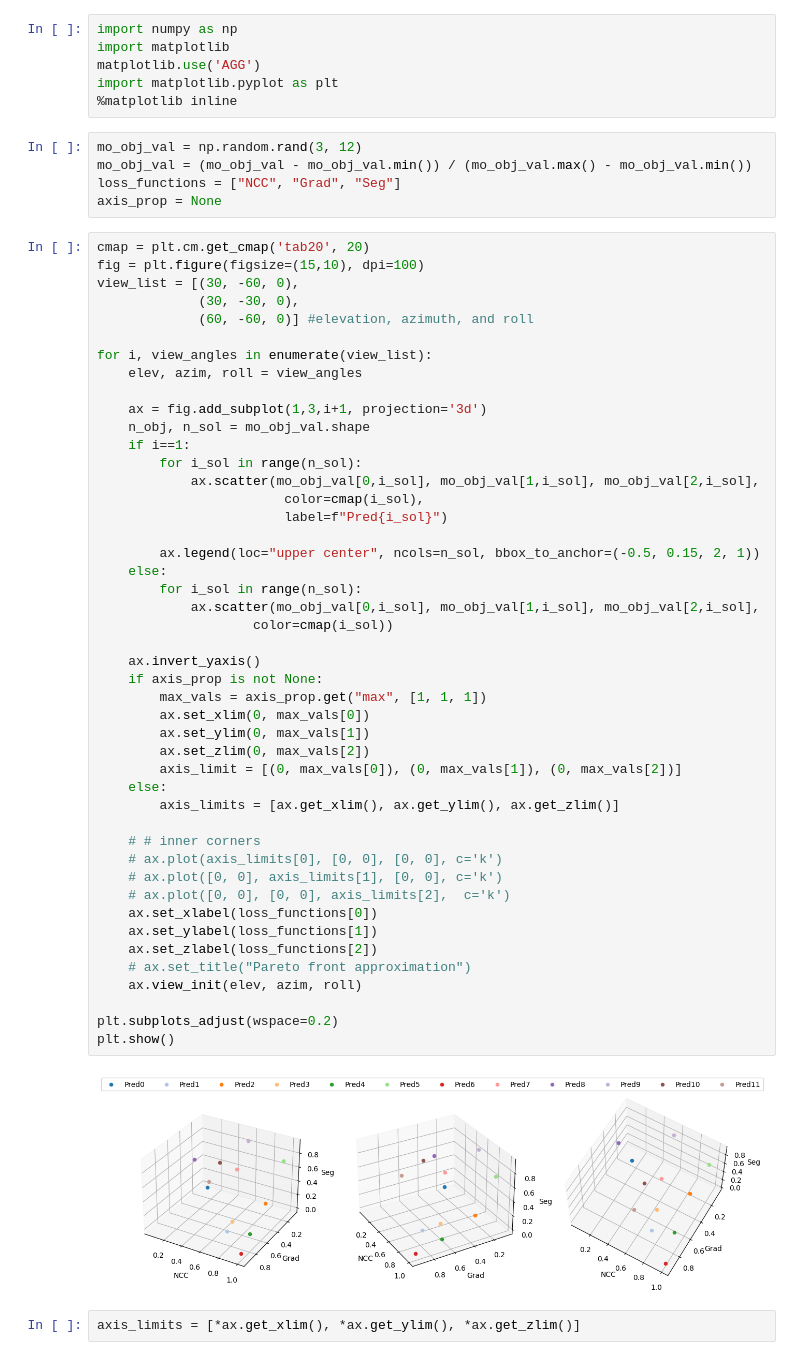
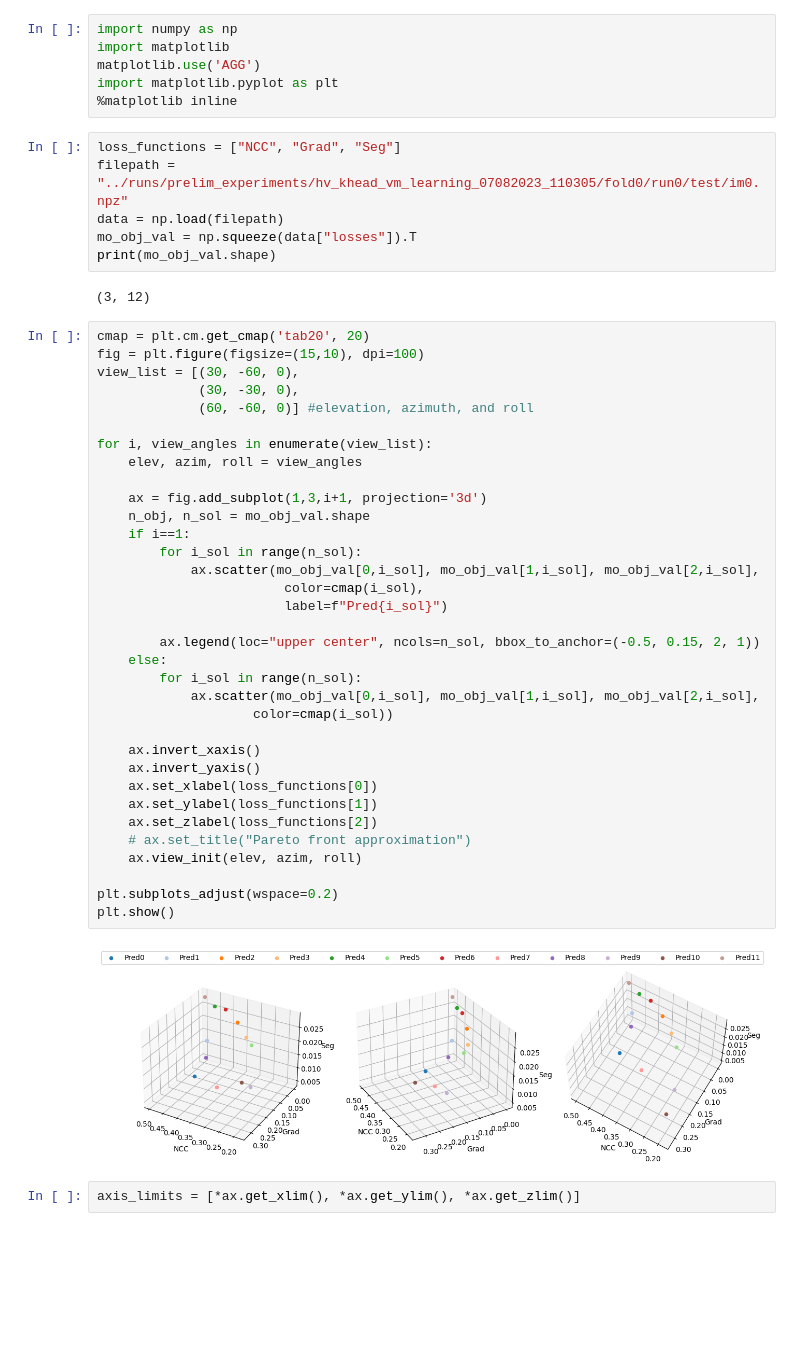
Before and after one commit to monikagrewal/DL-MODIR, a Jupyter notebook: notebooks/try_3d_visualization.ipynb, the cells around one changed output. Drawn from its saved outputs; the diff is of its cells as text; blank space fills up the shorter version.

```diff
--- a/notebooks/try_3d_visualization.ipynb
+++ b/notebooks/try_3d_visualization.ipynb
@@ -4,11 +4,14 @@ import matplotlib
 matplotlib.use('AGG')
 import matplotlib.pyplot as plt
 %matplotlib inline
-# %%
-mo_obj_val = np.random.rand(3, 12)
-mo_obj_val = (mo_obj_val - mo_obj_val.min()) / (mo_obj_val.max() - mo_obj_val.min())
-loss_functions = ["NCC", "Grad", "Seg"]
-axis_prop = None
+# %%
+loss_functions = ["NCC", "Grad", "Seg"]
+filepath = "../runs/prelim_experiments/hv_khead_vm_learning_07082023_110305/fold0/run0/test/im0.npz"
+data = np.load(filepath)
+mo_obj_val = np.squeeze(data["losses"]).T
+print(mo_obj_val.shape)
+# %% [output]
+(3, 12)
 # %%
 cmap = plt.cm.get_cmap('tab20', 20)
 fig = plt.figure(figsize=(15,10), dpi=100)
@@ -16,47 +19,35 @@ view_list = [(30, -60, 0),
              (30, -30, 0),
              (60, -60, 0)] #elevation, azimuth, and roll
 
 for i, view_angles in enumerate(view_list):
     elev, azim, roll = view_angles
 
     ax = fig.add_subplot(1,3,i+1, projection='3d')
     n_obj, n_sol = mo_obj_val.shape
     if i==1:
         for i_sol in range(n_sol):
             ax.scatter(mo_obj_val[0,i_sol], mo_obj_val[1,i_sol], mo_obj_val[2,i_sol],
                         color=cmap(i_sol),
                         label=f"Pred{i_sol}")
 
         ax.legend(loc="upper center", ncols=n_sol, bbox_to_anchor=(-0.5, 0.15, 2, 1))
     else:
         for i_sol in range(n_sol):
             ax.scatter(mo_obj_val[0,i_sol], mo_obj_val[1,i_sol], mo_obj_val[2,i_sol],
                     color=cmap(i_sol))
 
+    ax.invert_xaxis()
     ax.invert_yaxis()
-    if axis_prop is not None:
-        max_vals = axis_prop.get("max", [1, 1, 1])
-        ax.set_xlim(0, max_vals[0])
-        ax.set_ylim(0, max_vals[1])
-        ax.set_zlim(0, max_vals[2])
-        axis_limit = [(0, max_vals[0]), (0, max_vals[1]), (0, max_vals[2])]
-    else:
-        axis_limits = [ax.get_xlim(), ax.get_ylim(), ax.get_zlim()]
-
-    # # inner corners
-    # ax.plot(axis_limits[0], [0, 0], [0, 0], c='k')
-    # ax.plot([0, 0], axis_limits[1], [0, 0], c='k')
-    # ax.plot([0, 0], [0, 0], axis_limits[2],  c='k')
     ax.set_xlabel(loss_functions[0])
     ax.set_ylabel(loss_functions[1])
     ax.set_zlabel(loss_functions[2])
     # ax.set_title("Pareto front approximation")
     ax.view_init(elev, azim, roll)
 
 plt.subplots_adjust(wspace=0.2)
 plt.show()
 # %% [output]
-[figure, old version]
+[figure, new version]
 # %%
 axis_limits = [*ax.get_xlim(), *ax.get_ylim(), *ax.get_zlim()]
 # %%
```
Also changed, not shown: parts of 3 cells of this notebook, 13 other files.
